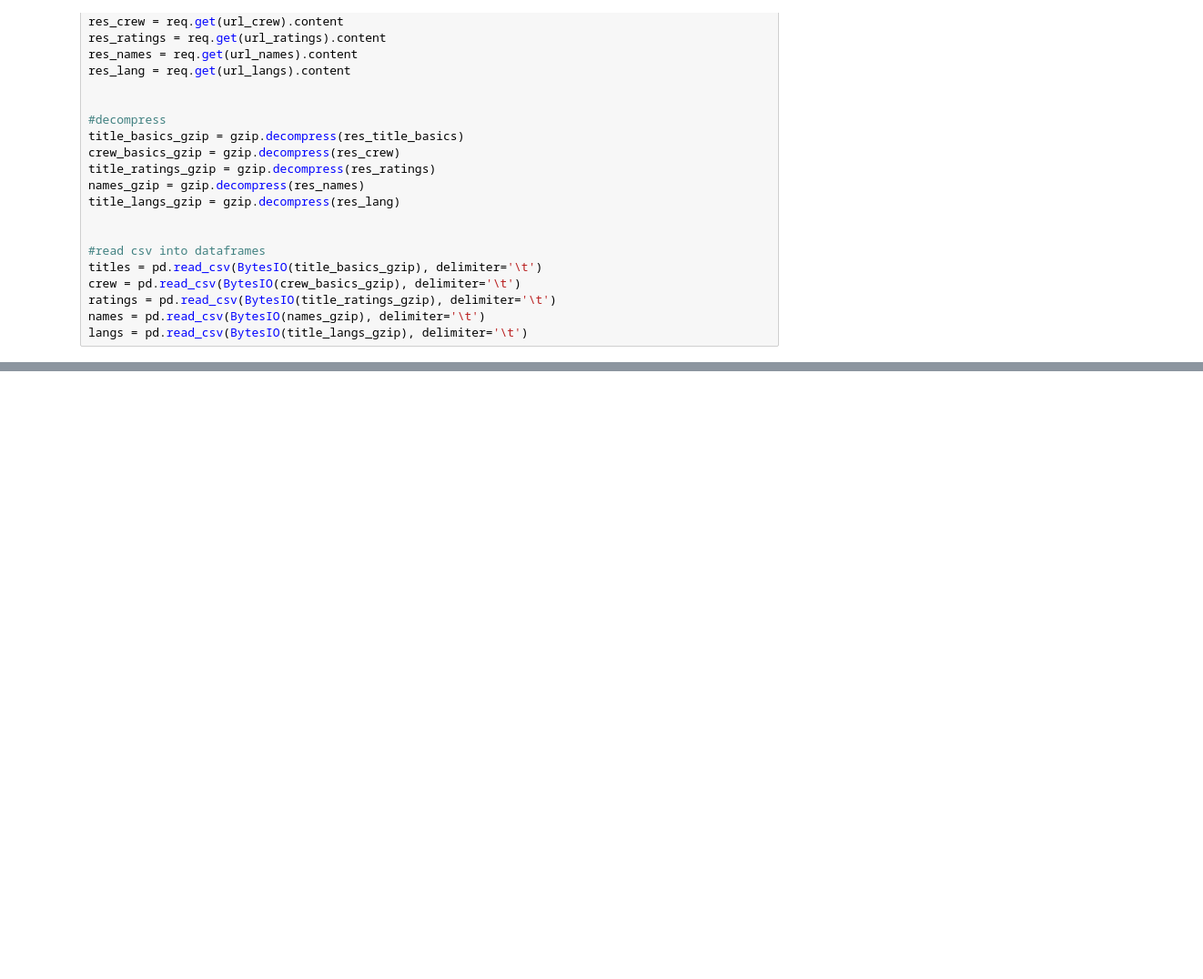
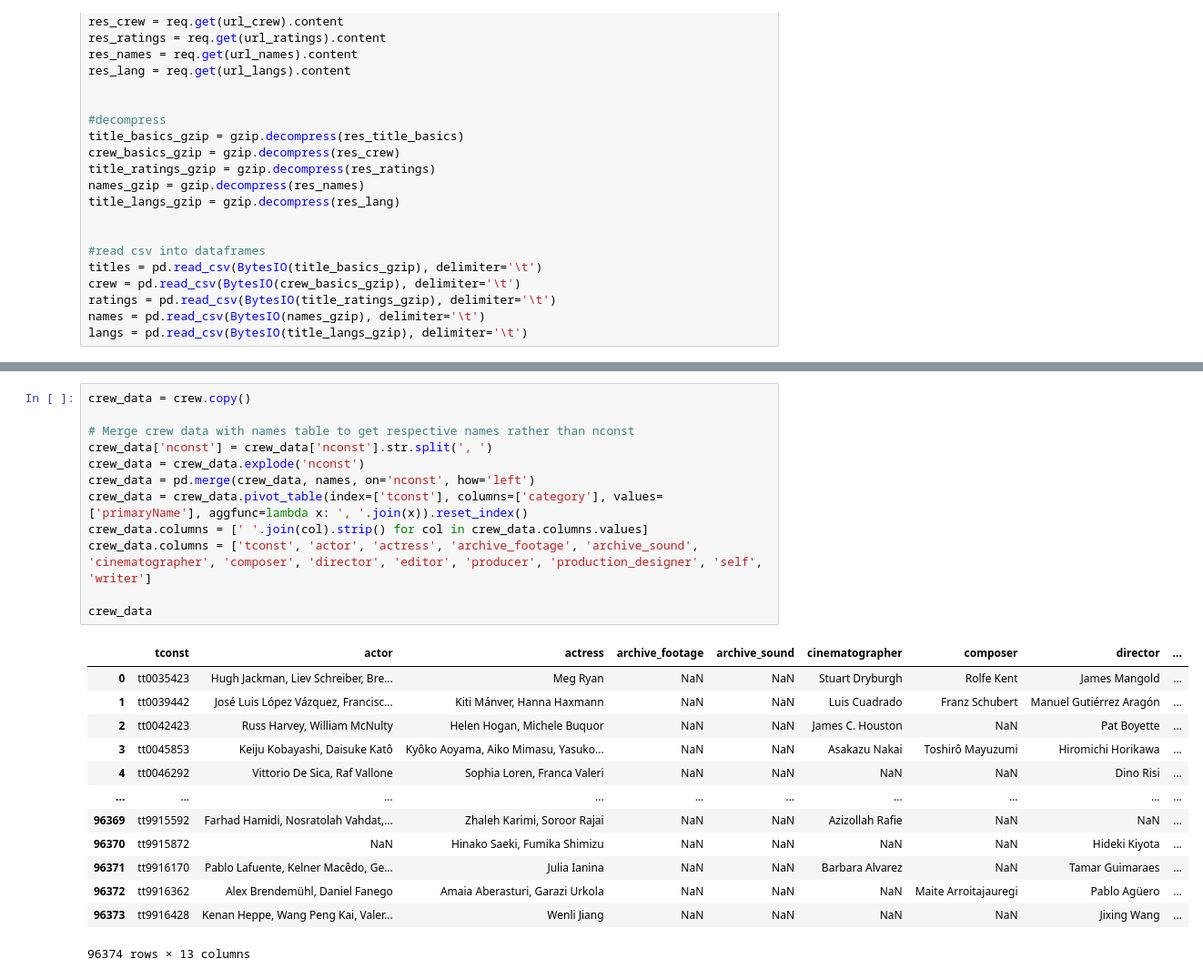
Before and after one commit to Roland-02/Cinephile.com, a Jupyter notebook: initialiseDataset.ipynb, the cells around one changed output, grey strips where cells are left out. Shown at 91% size. Saved outputs shown, nothing was run; the diff lists cells and outputs as text; blank space fills up the shorter version.

```diff
--- a/initialiseDataset.ipynb
+++ b/initialiseDataset.ipynb
@@ -147,2 +161,28 @@ ratings
+# %%
+crew_data = crew.copy()
+
+# Merge crew data with names table to get respective names rather than nconst
+crew_data['nconst'] = crew_data['nconst'].str.split(', ')
+crew_data = crew_data.explode('nconst')
+crew_data = pd.merge(crew_data, names, on='nconst', how='left')
+crew_data = crew_data.pivot_table(index=['tconst'], columns=['category'], values=['primaryName'], aggfunc=lambda x: ', '.join(x)).reset_index()
+crew_data.columns = [' '.join(col).strip() for col in crew_data.columns.values]
+crew_data.columns = ['tconst', 'actor', 'actress', 'archive_footage', 'archive_sound', 'cinematographer', 'composer', 'director', 'editor', 'producer', 'production_designer', 'self', 'writer']
+
+crew_data
+# %% [output]
+|  | tconst | actor | actress | archive_footage | archive_sound | cinematographer | composer | director | ... |
+| 0 | tt0035423 | Hugh Jackman, Liev Schreiber, Bre... | Meg Ryan | NaN | NaN | Stuart Dryburgh | Rolfe Kent | James Mangold | ... |
+| 1 | tt0039442 | José Luis López Vázquez, Francisc... | Kiti Mánver, Hanna Haxmann | NaN | NaN | Luis Cuadrado | Franz Schubert | Manuel Gutiérrez Aragón | ... |
+| 2 | tt0042423 | Russ Harvey, William McNulty | Helen Hogan, Michele Buquor | NaN | NaN | James C. Houston | NaN | Pat Boyette | ... |
+| 3 | tt0045853 | Keiju Kobayashi, Daisuke Katô | Kyôko Aoyama, Aiko Mimasu, Yasuko... | NaN | NaN | Asakazu Nakai | Toshirô Mayuzumi | Hiromichi Horikawa | ... |
+| 4 | tt0046292 | Vittorio De Sica, Raf Vallone | Sophia Loren, Franca Valeri | NaN | NaN | NaN | NaN | Dino Risi | ... |
+| ... | ... | ... | ... | ... | ... | ... | ... | ... | ... |
+| 96369 | tt9915592 | Farhad Hamidi, Nosratolah Vahdat,... | Zhaleh Karimi, Soroor Rajai | NaN | NaN | Azizollah Rafie | NaN | NaN | ... |
+| 96370 | tt9915872 | NaN | Hinako Saeki, Fumika Shimizu | NaN | NaN | NaN | NaN | Hideki Kiyota | ... |
+| 96371 | tt9916170 | Pablo Lafuente, Kelner Macêdo, Ge... | Julia Ianina | NaN | NaN | Barbara Alvarez | NaN | Tamar Guimaraes | ... |
+| 96372 | tt9916362 | Alex Brendemühl, Daniel Fanego | Amaia Aberasturi, Garazi Urkola | NaN | NaN | NaN | Maite Arroitajauregi | Pablo Agüero | ... |
+| 96373 | tt9916428 | Kenan Heppe, Wang Peng Kai, Valer... | Wenli Jiang | NaN | NaN | NaN | NaN | Jixing Wang | ... |
+96374 rows × 13 columns
 # %%
 #merge datasets for one complete table
```
Also changed, not shown: parts of 11 cells of this notebook, 5 other files.
